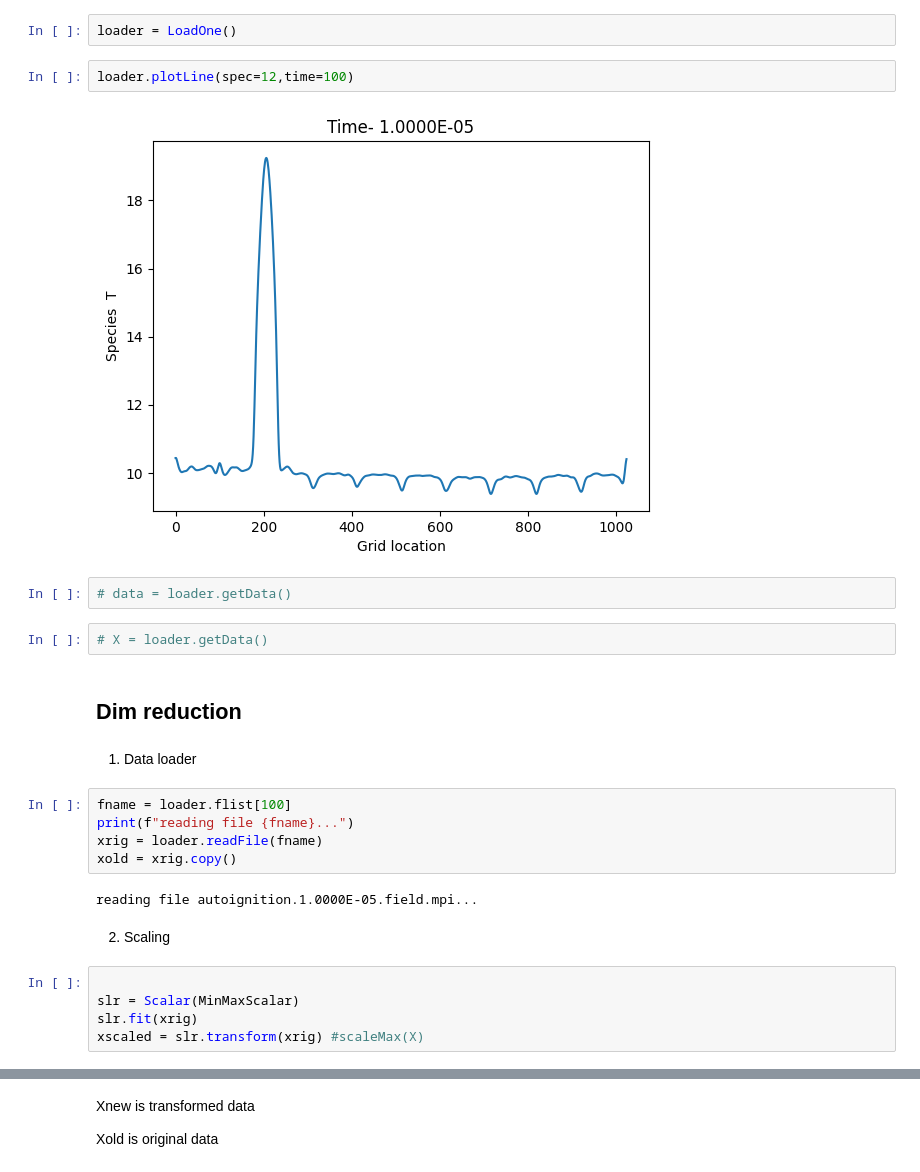
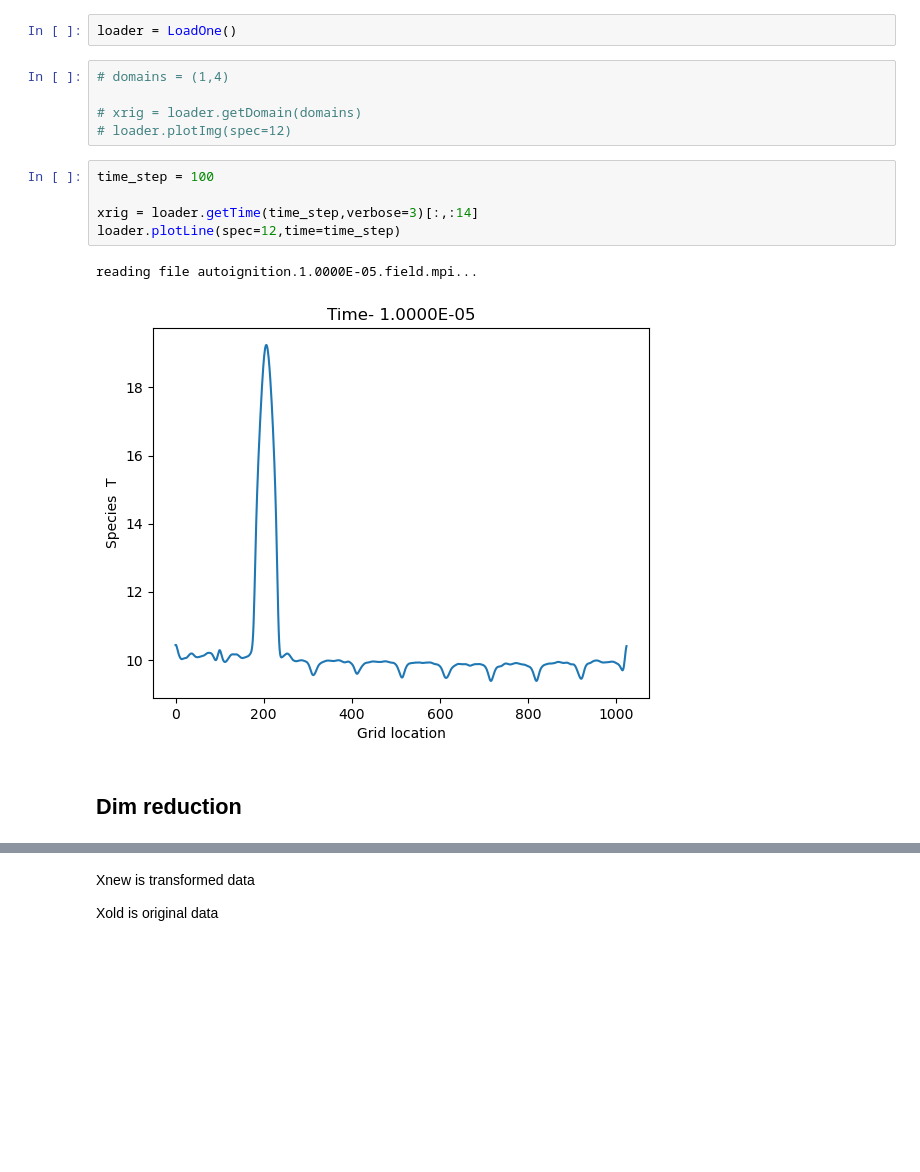
Before and after one commit to kulkarnisp/dim-red, a Jupyter notebook: examples/combust_data.ipynb, the cells around one changed output, grey strips where cells are left out. Saved outputs shown, nothing was run; the diff lists cells and outputs as text; blank space fills up the shorter version.

```diff
--- a/examples/combust_data.ipynb
+++ b/examples/combust_data.ipynb
@@ -25,28 +29,17 @@ from dimred.tester.metrics import mean_sq_error,mean_abs_error
 # %%
 loader = LoadOne()
-# %%
-loader.plotLine(spec=12,time=100)
-# %% [output]
-[figure, removed]
-# %%
-# data = loader.getData()
-# %%
-# X = loader.getData()
+# %%
+# domains = (1,4)
+
+# xrig = loader.getDomain(domains)
+# loader.plotImg(spec=12)
+# %%
+time_step = 100
+
+xrig = loader.getTime(time_step,verbose=3)[:,:14]
+loader.plotLine(spec=12,time=time_step)
+# %% [output]
+reading file autoignition.1.0000E-05.field.mpi...
+[figure, added]
 # %% [markdown]
 ## Dim reduction
-# %% [markdown]
-1. Data loader
-# %%
-fname = loader.flist[100]
-print(f"reading file {fname}...")
-xrig = loader.readFile(fname)
-xold = xrig.copy()
-# %% [output]
-reading file autoignition.1.0000E-05.field.mpi...
-# %% [markdown]
-2. Scaling
-# %%
-
-slr = Scalar(MinMaxScalar)
-slr.fit(xrig)
-xscaled = slr.transform(xrig) #scaleMax(X)
```
Also changed, not shown: parts of 35 cells of this notebook, 6 other files.
